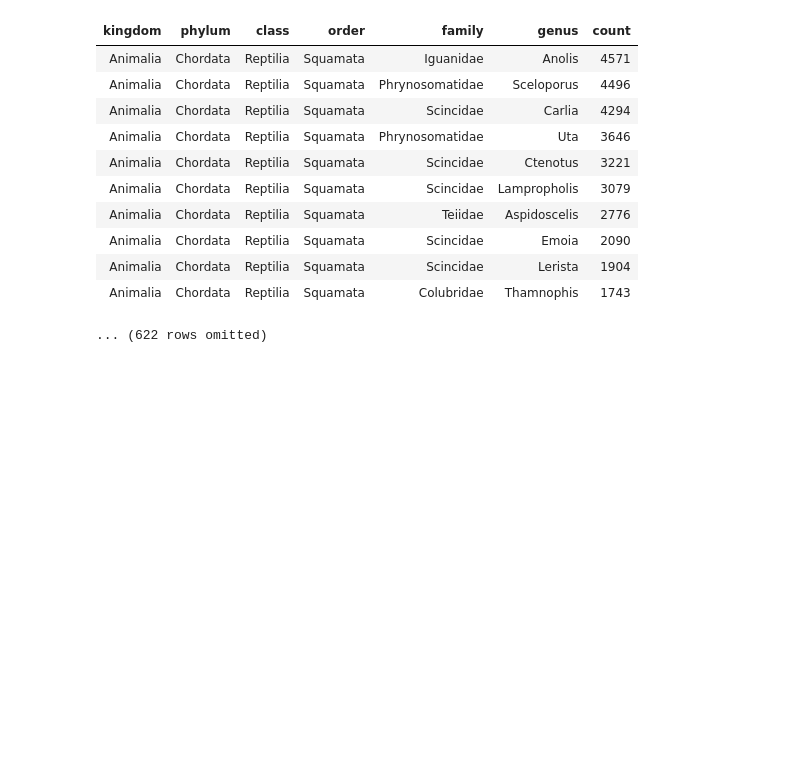
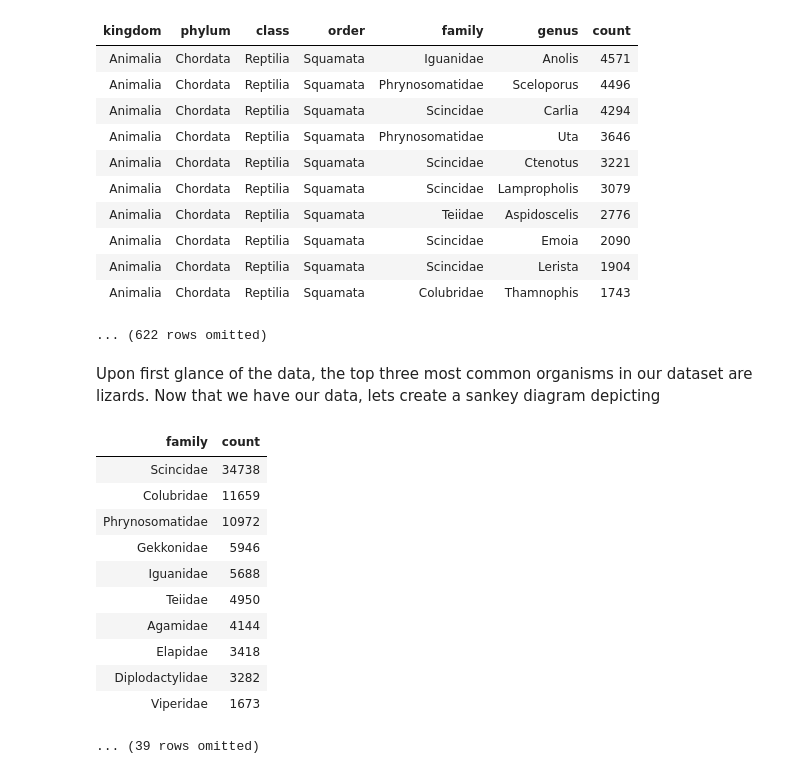
Before and after one commit to Jesseswoo/vertnet_explore, a Jupyter notebook: code/2_Focusing_Vertnet_Data.ipynb, the cells around one changed output. Saved outputs shown, nothing was run; the diff lists cells and outputs as text; code cells hidden in the pictures; blank space fills up the shorter version.

```diff
--- a/code/2_Focusing_Vertnet_Data.ipynb
+++ b/code/2_Focusing_Vertnet_Data.ipynb
@@ -172,5 +181,20 @@ Taxonomy.sort('count', descending=True)
 | Animalia | Chordata | Reptilia | Squamata | Scincidae | Lerista | 1904 |
 | Animalia | Chordata | Reptilia | Squamata | Colubridae | Thamnophis | 1743 |
 ... (622 rows omitted)
+# %% [markdown]
+Upon first glance of the data, the top three most common organisms in our dataset are lizards. Now that we have our data, lets create a sankey diagram depicting
 # %%
-family_genus=Squamata.where('order', 'Squamata').select("scientificname", "kingdom", "phylum", "class", "order", "family", "genus").group([5,6])
+Squamata.where('order', 'Squamata').select("scientificname", "kingdom", "phylum", "class", "order", "family", "genus").group("family").sort(1, descending=True)
+# %% [output]
+| family | count |
+| Scincidae | 34738 |
+| Colubridae | 11659 |
+| Phrynosomatidae | 10972 |
+| Gekkonidae | 5946 |
+| Iguanidae | 5688 |
+| Teiidae | 4950 |
+| Agamidae | 4144 |
+| Elapidae | 3418 |
+| Diplodactylidae | 3282 |
+| Viperidae | 1673 |
+... (39 rows omitted)
```
Also changed, not shown: parts of 43 cells of this notebook, 1 other file.
